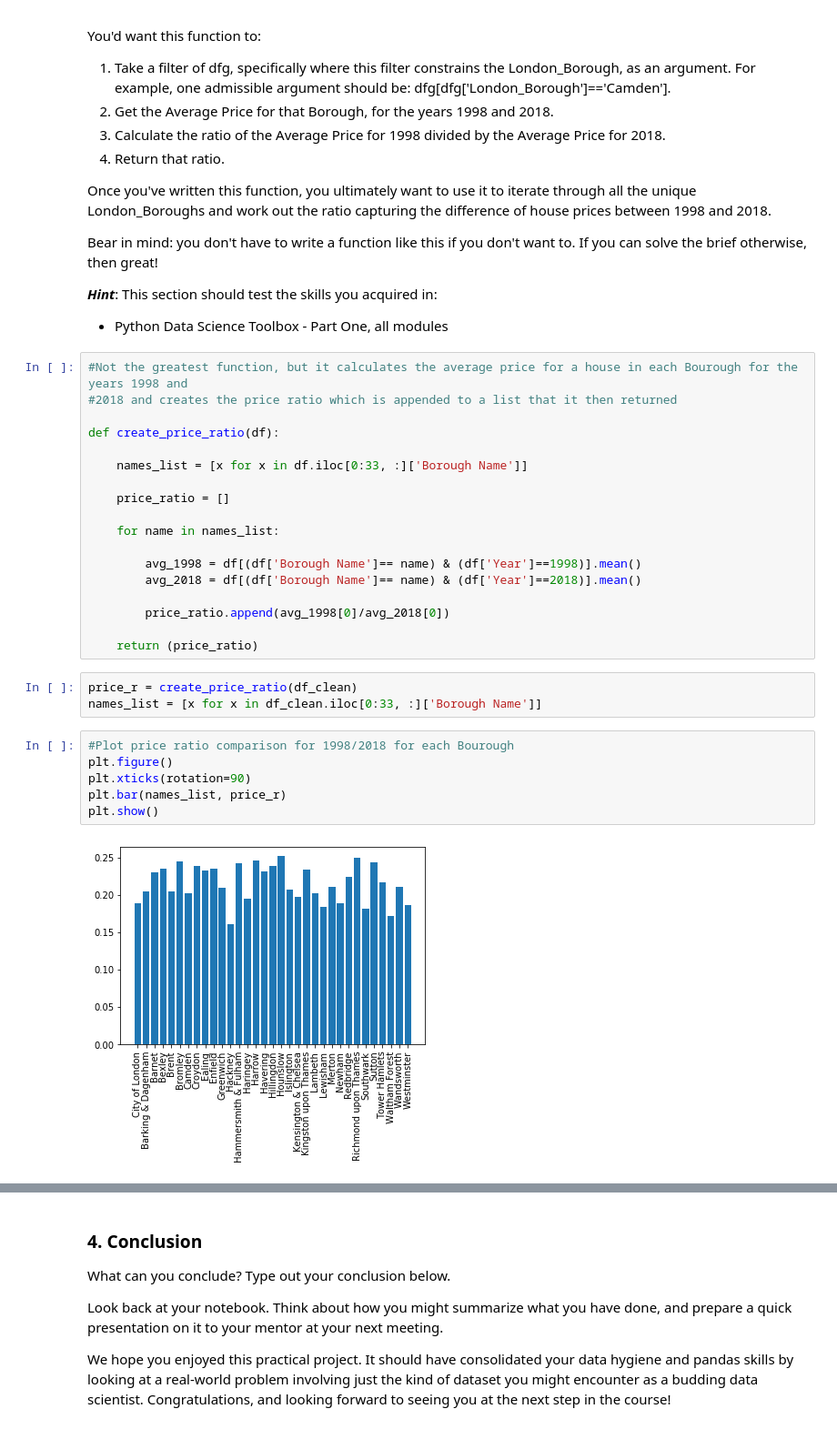
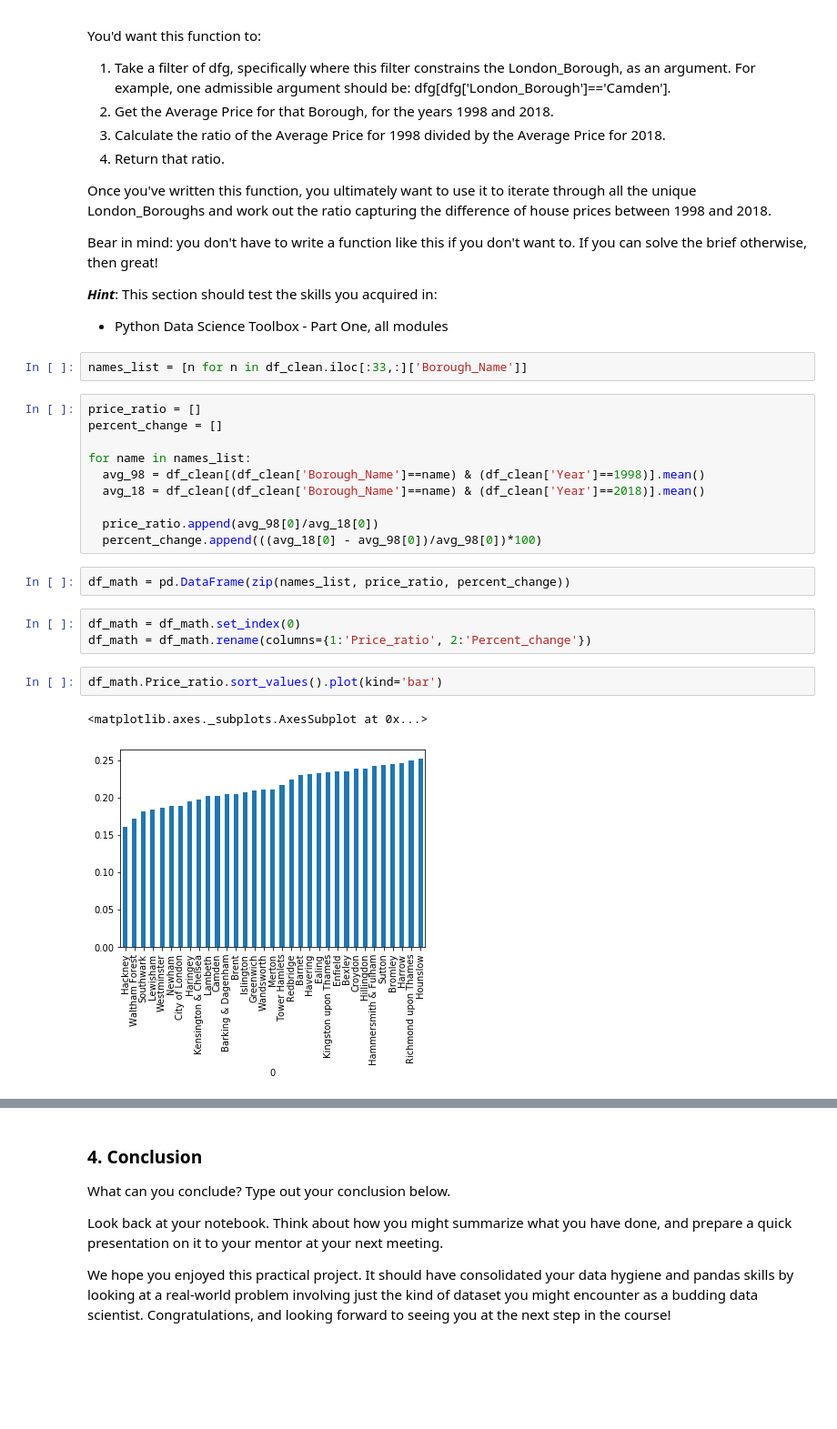
Before and after one commit to jordansahls/Springboard, a Jupyter notebook: LondonHousingCaseStudy.ipynb, the cells around one changed output, grey strips where cells are left out. Shown at 91% size. Drawn from its saved outputs; the diff is of its cells as text; blank space fills up the shorter version.

```diff
--- a/LondonHousingCaseStudy.ipynb
+++ b/LondonHousingCaseStudy.ipynb
@@ -306,32 +304,25 @@ Bear in mind: you don't have to write a function like this if you don't want to.
 
 ***Hint***: This section should test the skills you acquired in:
 - Python Data Science Toolbox - Part One, all modules
-# %%
-#Not the greatest function, but it calculates the average price for a house in each Bourough for the years 1998 and
-#2018 and creates the price ratio which is appended to a list that it then returned
-
-def create_price_ratio(df):
-
-    names_list = [x for x in df.iloc[0:33, :]['Borough Name']]
-
-    price_ratio = []
-
-    for name in names_list:
-
-        avg_1998 = df[(df['Borough Name']== name) & (df['Year']==1998)].mean()
-        avg_2018 = df[(df['Borough Name']== name) & (df['Year']==2018)].mean()
-
-        price_ratio.append(avg_1998[0]/avg_2018[0])
-
-    return (price_ratio)
-# %%
-price_r = create_price_ratio(df_clean)
-names_list = [x for x in df_clean.iloc[0:33, :]['Borough Name']]
-# %%
-#Plot price ratio comparison for 1998/2018 for each Bourough
-plt.figure()
-plt.xticks(rotation=90)
-plt.bar(names_list, price_r)
-plt.show()
-# %% [output]
-[figure, removed]
+# %%
+names_list = [n for n in df_clean.iloc[:33,:]['Borough_Name']]
+# %%
+price_ratio = []
+percent_change = []
+
+for name in names_list:
+  avg_98 = df_clean[(df_clean['Borough_Name']==name) & (df_clean['Year']==1998)].mean()
+  avg_18 = df_clean[(df_clean['Borough_Name']==name) & (df_clean['Year']==2018)].mean()
+
+  price_ratio.append(avg_98[0]/avg_18[0])
+  percent_change.append(((avg_18[0] - avg_98[0])/avg_98[0])*100)
+# %%
+df_math = pd.DataFrame(zip(names_list, price_ratio, percent_change))
+# %%
+df_math = df_math.set_index(0)
+df_math = df_math.rename(columns={1:'Price_ratio', 2:'Percent_change'})
+# %%
+df_math.Price_ratio.sort_values().plot(kind='bar')
+# %% [output]
+<matplotlib.axes._subplots.AxesSubplot at 0x...>
+[figure, added]
```
Also changed, not shown: parts of 19 cells of this notebook.
